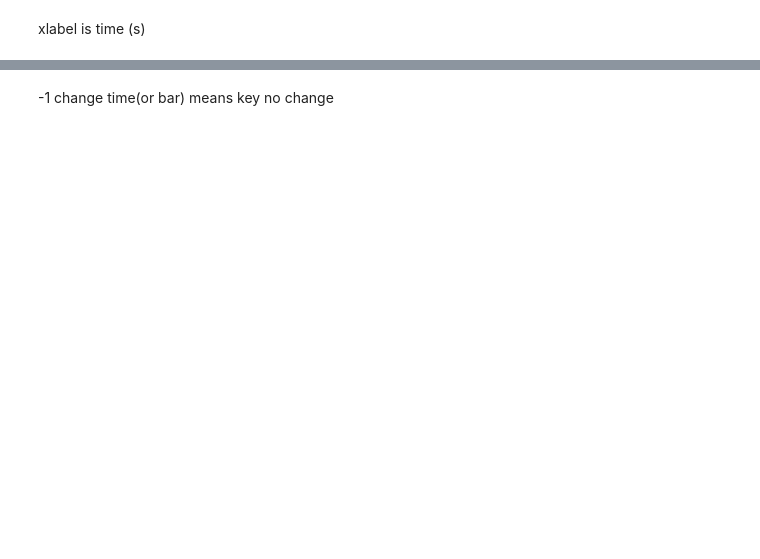
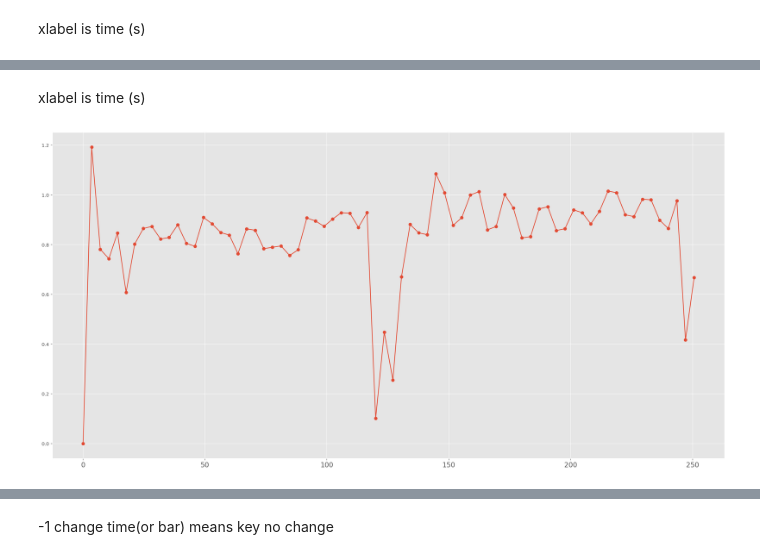
Before and after one commit to ruiguo-bio/midi-miner, a Jupyter notebook: example.ipynb, the cells around one changed output, grey strips where cells are left out. Cells and saved outputs as stored; diff of their text form; code cells hidden in the pictures; blank space fills up the shorter version.

```diff
--- a/example.ipynb
+++ b/example.ipynb
@@ -273,3 +319,9 @@ draw_tension(times[:len(tensile)],tensile)
+# %% [markdown]
+xlabel is time (s)
+# %%
+draw_tension(times[:len(centroid_diff)],centroid_diff)
+# %% [output]
+[figure, added]
 # %%
 with open(os.path.join('example/output','files_result.json'), 'r') as fp:
     keys = json.load(fp)
```
Also changed, not shown: parts of 27 cells of this notebook, 9 other files.
